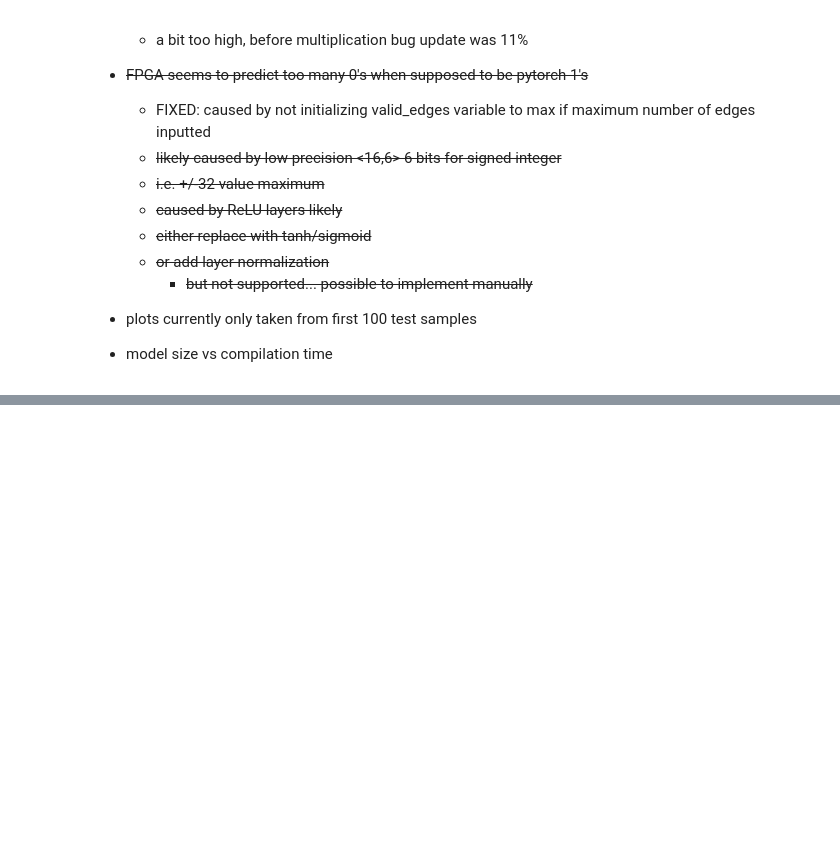
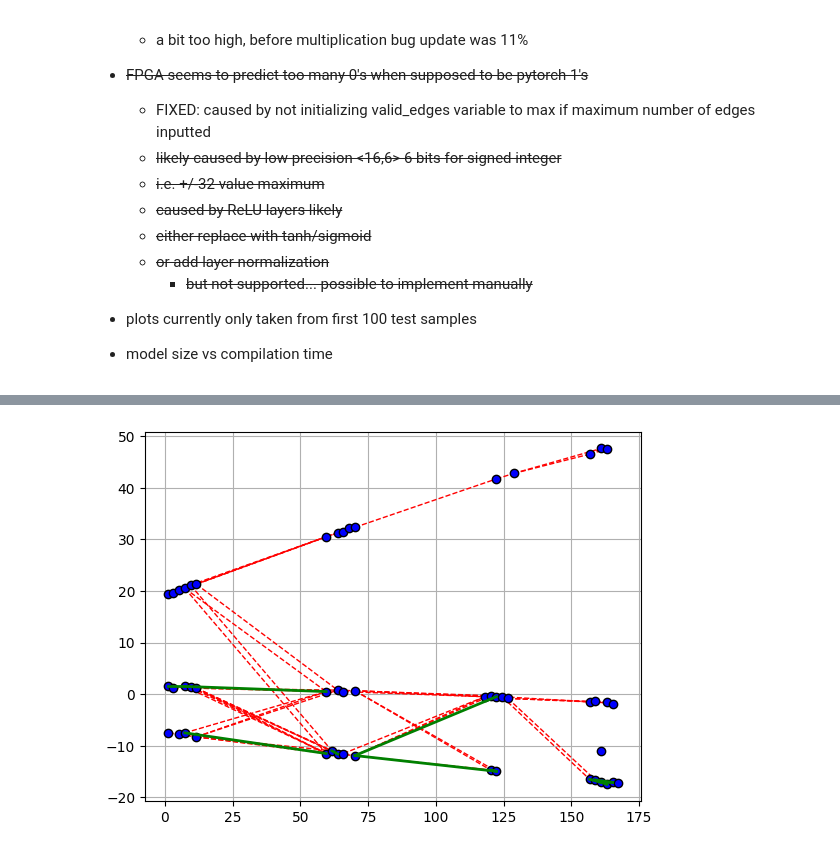
Before and after one commit to dfurle/GNN_FPGA, a Jupyter notebook: Z_plots/tools/accPlotter.ipynb, the cells around one changed output, grey strips where cells are left out. Saved outputs shown, nothing was run; the diff lists cells and outputs as text; code cells hidden in the pictures; blank space fills up the shorter version.

```diff
--- a/Z_plots/tools/accPlotter.ipynb
+++ b/Z_plots/tools/accPlotter.ipynb
@@ -211,0 +161,89 @@ plt.show()
+# %%
+import numpy as np
+import matplotlib.pyplot as plt
+from math import atan2
+
+X = []
+ei = []
+e_t = []
+e_p = []
+e = []
+
+with open("../../py_event_preds.txt") as file:
+  values = file.read()
+values = values.strip()
+values = values.split(" ")
+e = np.array([float(v) for v in values])
+
+print(len(values))
+print(values[:10])
+print(values[-10:])
+
+with open("../../tb_files/fpga_data/tb_inputs_4.dat") as file:
+  for i in range(150):
+    x = float(file.readline())
+    y = float(file.readline())
+    z = float(file.readline())
+    X.append([x,y,z])
+  for i in range(250):
+    src = float(file.readline())
+    dst = float(file.readline())
+    ei.append([src, dst])
+
+X = np.array(X)
+ei = np.array(ei, dtype='int')
+
+X_mask = X[:, 2] != 0
+edge_mask = ei[:, 0] != -1
+
+X = X[X_mask]
+ei = ei[edge_mask]
+e = e[edge_mask]
+
+# # Cyl
+# X[:, 0] = X[:, 0] * (50 - 0) + 0
+# X[:, 1] = X[:, 1] * (2 * np.pi) - np.pi
+# X[:, 2] = X[:, 2] * (344 - 176) + 176
+# x = X[:, 0] * np.cos(X[:, 1])
+# y = X[:, 0] * np.sin(X[:, 1])
+# X[:, 0] = x
+# X[:, 1] = y
+
+for hit in X:
+  plt.scatter(hit[2], hit[0], zorder=5, color='blue', edgecolor='black')
+for e, edge in zip(e, ei):
+  hit1 = X[edge[0]]
+  hit2 = X[edge[1]]
+  if e > 0.6:
+    color = 'green'
+    zorder = 5
+    linewidth = 2
+    linestyle = "-"
+  else:
+    color = 'red'
+    zorder = 4
+    linewidth = 1
+    linestyle = "--"
+  plt.plot([hit1[2], hit2[2]], [hit1[0], hit2[0]], zorder=zorder, color=color, linewidth=linewidth, linestyle=linestyle)
+
+# edge_check1 = 20
+# edge_check2 = 42
+# hit1 = X[edge_check1]
+# hit2 = X[edge_check2]
+# plt.scatter([hit1[2], hit2[2]], [hit1[0], hit2[0]], zorder=6, color='green', edgecolor='black')
+# plt.plot([hit1[2], hit2[2]], [hit1[0], hit2[0]], zorder=7, color='pink', linewidth=2)
+# print(edge_check1, edge_check2)
+# print(hit1)
+# print(hit2)
+# diff = hit2 - hit1
+# mag_xy = np.sqrt(np.sum(diff[[0,1]] ** 2))
+# print("diff", diff)
+# print("dist {:.4f} -> ? {:.4f}".format(np.sum(diff ** 2), 6400))
+# print("mag/diffz  {:.4f} -> ? {:.4f}".format(mag_xy / diff[2], np.tan(35 * np.pi/180.)))
+# print("theta      {:.4f} -> ? {:.4f}".format(atan2(mag_xy, diff[2]), 35 * np.pi/180.))
+# print("another: {:.4f}".format(np.arctan(mag_xy / diff[2])))
+
+
+plt.grid(True)
+plt.show()
+# %% [output]
@@ -211,0 +253 @@ plt.show()
+[figure, added]
```
Also changed, not shown: parts of 6 cells of this notebook, 30 other files.
